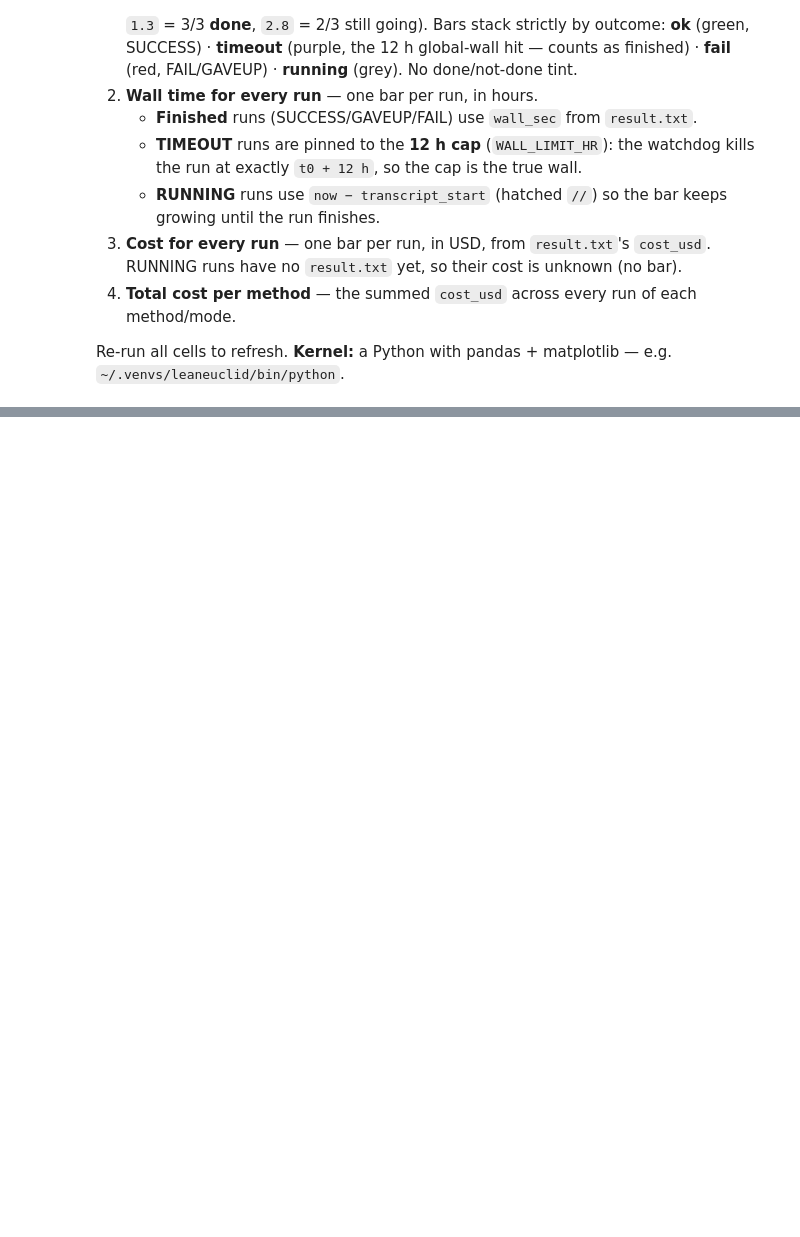
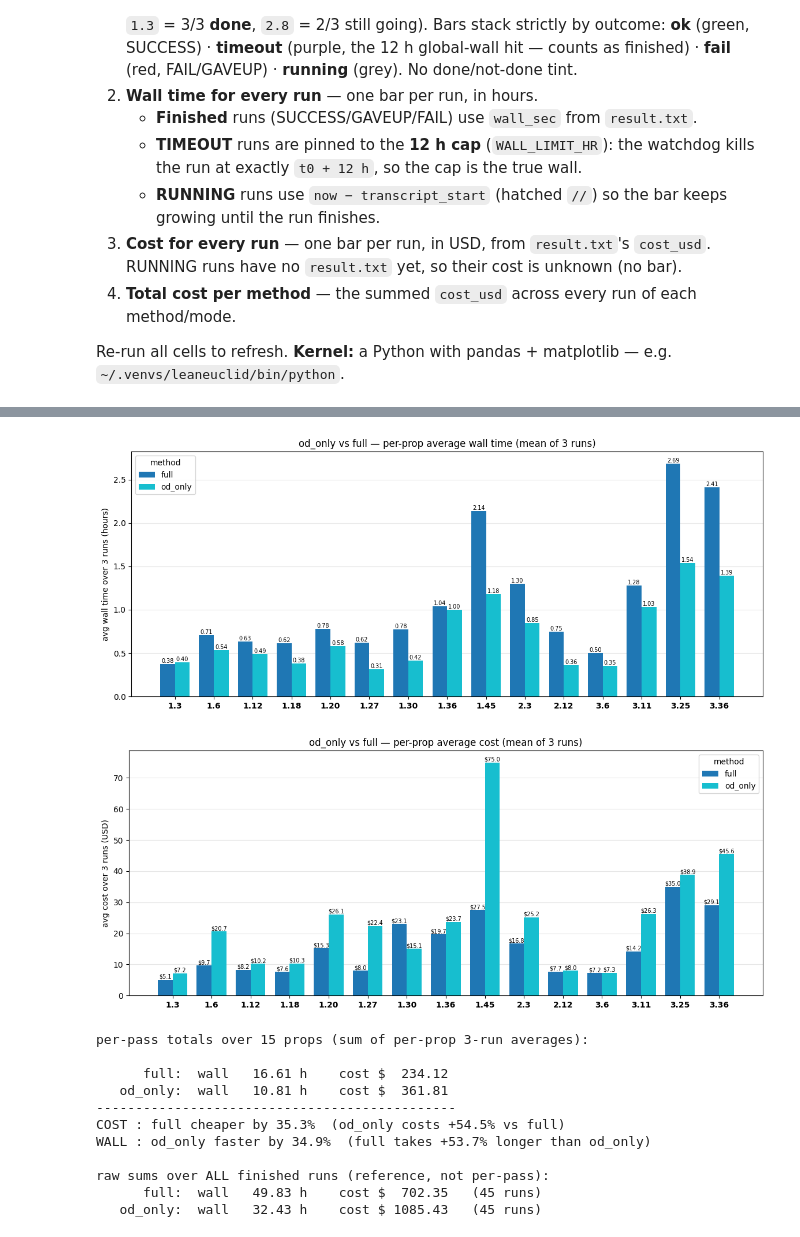
Before and after one commit to tdM05/DNA, a Jupyter notebook: reproducable_experiments/ablation_study/moniter.ipynb, the cells around one changed output, grey strips where cells are left out. Cells and saved outputs as stored; diff of their text form; code cells hidden in the pictures; blank space fills up the shorter version.

```diff
--- a/reproducable_experiments/ablation_study/moniter.ipynb
+++ b/reproducable_experiments/ablation_study/moniter.ipynb
@@ -371,0 +380,74 @@ ALL METHODS: $2,241.29
+# %%
+# ===== od_only vs full — per-prop averages (mean of the 3 runs) + totals =====
+# OD-vs-full only (ablated excluded). For each prop, average its FINISHED runs
+# (SUCCESS/TIMEOUT/FAIL); RUNNING runs are skipped. Two grouped-bar plots
+# (wall time, then cost) + a totals printout with the %-difference.
+COMPARE = ["mymethod", "odonly"]
+NICE    = {"mymethod": "full", "odonly": "od_only"}
+
+_cmp = df[df["finished"] & df["mode"].isin(COMPARE)].copy()
+agg = (_cmp.groupby(["mode", "booknum", "propnum", "prop_label"])
+            .agg(wall_hr=("wall_hr", "mean"), cost_usd=("cost_usd", "mean"), n_runs=("run_id", "size"))
+            .reset_index())
+PROP_ORDER = (agg[["booknum", "propnum", "prop_label"]].drop_duplicates()
+                 .sort_values(["booknum", "propnum"])["prop_label"].tolist())
+def _pivot(metric):
+    return agg.pivot_table(index="prop_label", columns="mode", values=metric).reindex(PROP_ORDER)
+
+def _grouped_bar(metric, ylabel, title, fmt):
+    piv = _pivot(metric); x = np.arange(len(PROP_ORDER)); w = 0.38
+    fig, ax = plt.subplots(figsize=(max(10, 0.65 * len(PROP_ORDER) + 2), 5))
+    for i, mode in enumerate(COMPARE):
+        vals = piv[mode].to_numpy(float); bx = x + (i - 0.5) * w
+        ax.bar(bx, vals, w, label=NICE[mode], color=MODE_COL[mode], zorder=3)
+        for xi, v in zip(bx, vals):
+            if v == v:
+                ax.text(xi, v, fmt.format(v), ha="center", va="bottom", fontsize=7, zorder=4)
+    ax.set_xticks(x); ax.set_xticklabels(PROP_ORDER, rotation=0, fontweight="bold")
+    ax.set_ylabel(ylabel); ax.set_title(title)
+    ax.grid(axis="y", alpha=0.3, zorder=1); ax.legend(title="method")
+    plt.tight_layout(); plt.show()
+
+# PLOT A — per-prop average WALL TIME (od_only vs full)
+_grouped_bar("wall_hr", "avg wall time over 3 runs (hours)",
+             "od_only vs full — per-prop average wall time (mean of 3 runs)", "{:.2f}")
+# PLOT B — per-prop average COST (od_only vs full)
+_grouped_bar("cost_usd", "avg cost over 3 runs (USD)",
+             "od_only vs full — per-prop average cost (mean of 3 runs)", "${:.1f}")
+
+# ---- TOTALS + % ------------------------------------------------------------
+# "per-pass total" = sum over props of each prop's 3-run AVERAGE = the cost/wall
+# to synthesize the whole set ONCE (comparable between methods; not inflated by
+# the 3 repeats). Only props present in BOTH methods are counted.
+both = _pivot("wall_hr").dropna().index
+tw, tc = _pivot("wall_hr").loc[both].sum(), _pivot("cost_usd").loc[both].sum()
+f, o = "mymethod", "odonly"
+print(f"per-pass totals over {len(both)} props (sum of per-prop 3-run averages):\n")
+for m in COMPARE:
+    print(f"  {NICE[m]:>8}:  wall {tw[m]:7.2f} h    cost ${tc[m]:8.2f}")
+print("-" * 46)
+c_lo, c_hi = (f, o) if tc[f] < tc[o] else (o, f)
+w_lo, w_hi = (f, o) if tw[f] < tw[o] else (o, f)
+print(f"COST : {NICE[c_lo]} cheaper by {(1 - tc[c_lo]/tc[c_hi])*100:.1f}%  "
+      f"({NICE[c_hi]} costs {(tc[c_hi]/tc[c_lo]-1)*100:+.1f}% vs {NICE[c_lo]})")
+print(f"WALL : {NICE[w_lo]} faster by {(1 - tw[w_lo]/tw[w_hi])*100:.1f}%  "
+      f"({NICE[w_hi]} takes {(tw[w_hi]/tw[w_lo]-1)*100:+.1f}% longer than {NICE[w_lo]})")
+print("\nraw sums over ALL finished runs (reference, not per-pass):")
+_raw = _cmp.groupby("mode").agg(wall=("wall_hr", "sum"), cost=("cost_usd", "sum"), n=("run_id", "size"))
+for m in COMPARE:
+    r = _raw.loc[m]
+    print(f"  {NICE[m]:>8}:  wall {r['wall']:7.2f} h    cost ${r['cost']:8.2f}   ({int(r['n'])} runs)")
+# %% [output]
+[figure, added]
+[figure, added]
+per-pass totals over 15 props (sum of per-prop 3-run averages):
+
+      full:  wall   16.61 h    cost $  234.12
+   od_only:  wall   10.81 h    cost $  361.81
+----------------------------------------------
+COST : full cheaper by 35.3%  (od_only costs +54.5% vs full)
+WALL : od_only faster by 34.9%  (full takes +53.7% longer than od_only)
+
+raw sums over ALL finished runs (reference, not per-pass):
+      full:  wall   49.83 h    cost $  702.35   (45 runs)
+   od_only:  wall   32.43 h    cost $ 1085.43   (45 runs)
```
Also changed, not shown: parts of 8 cells of this notebook, 31 other files.
